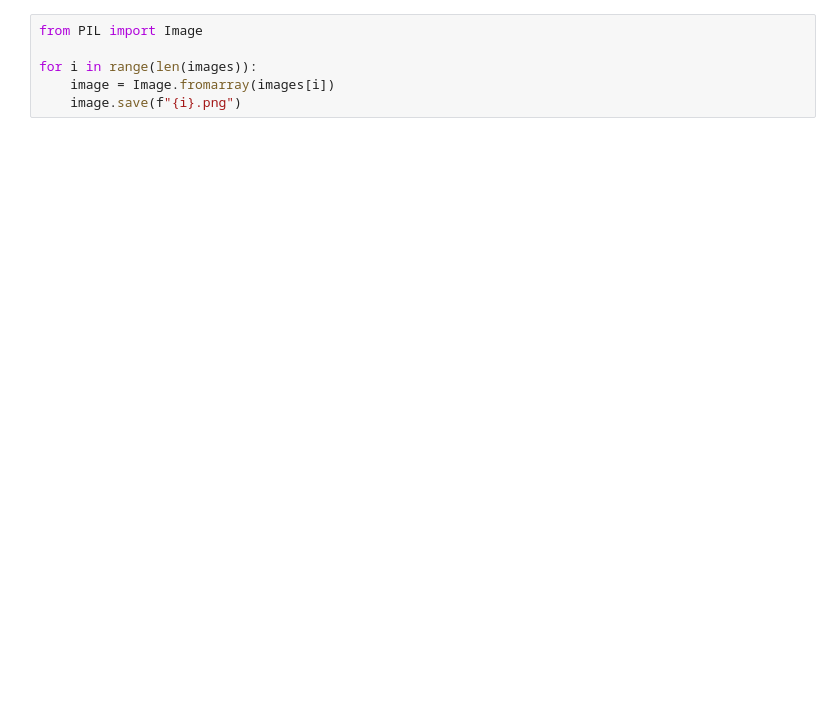
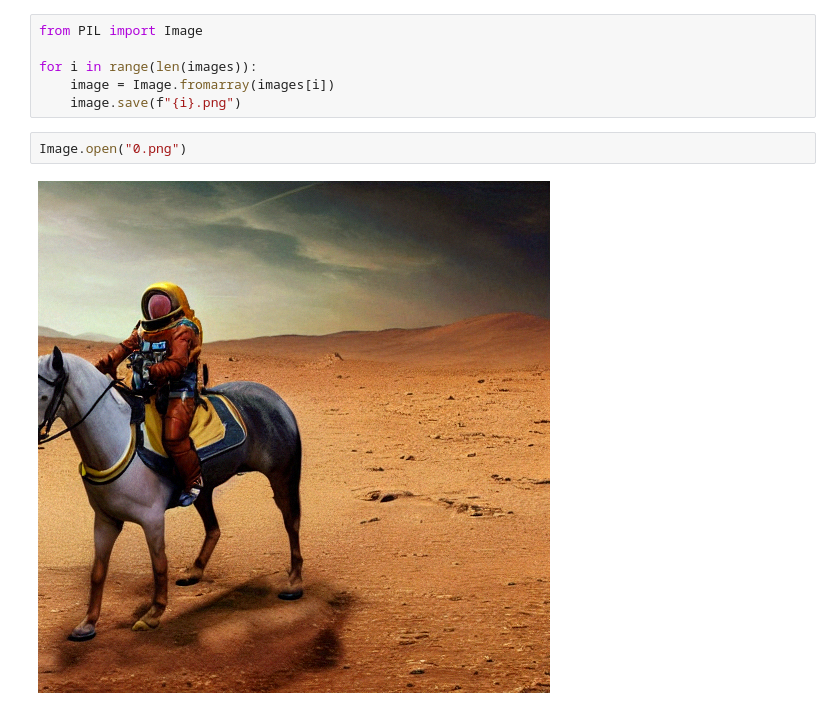
Before and after one commit to sayakpaul/Adventures-in-TensorFlow-Lite, a Jupyter notebook: Stable_Diffusion_to_TFLite.ipynb, the cells around one changed output. Drawn from its saved outputs; the diff is of its cells as text; blank space fills up the shorter version.

```diff
--- a/Stable_Diffusion_to_TFLite.ipynb
+++ b/Stable_Diffusion_to_TFLite.ipynb
@@ -277,3 +279,7 @@ from PIL import Image
 for i in range(len(images)):
     image = Image.fromarray(images[i])
     image.save(f"{i}.png")
+# %%
+Image.open("0.png")
+# %% [output]
+[figure, added]
```
Also changed, not shown: parts of 1 cell of this notebook.
